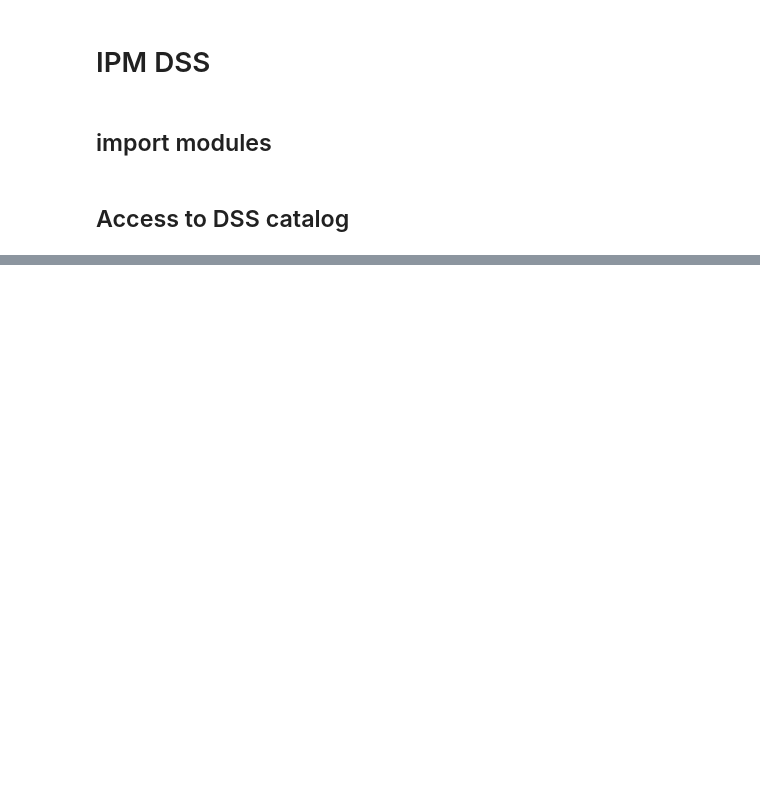
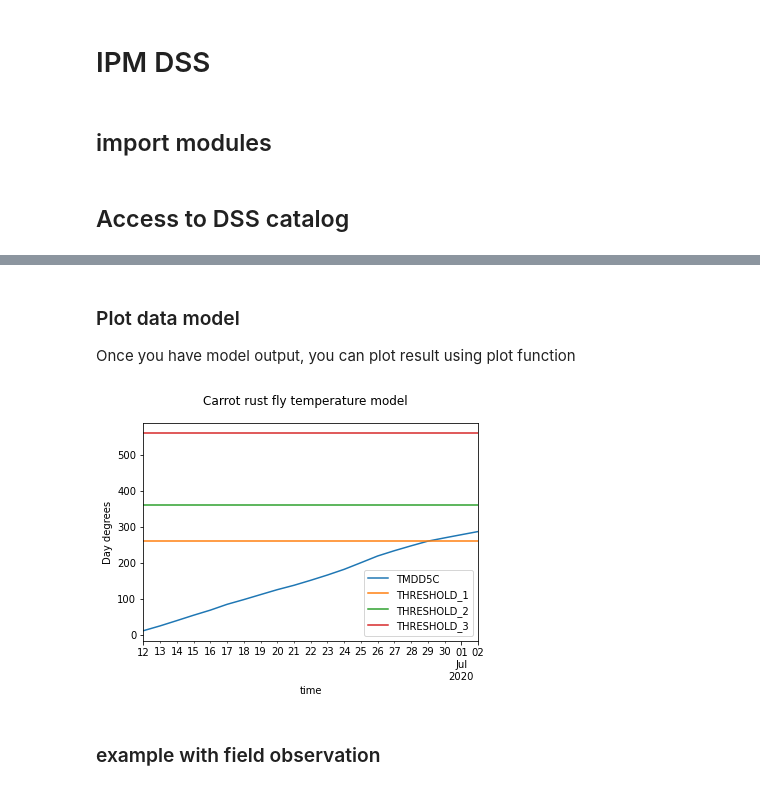
Before and after one commit to H2020-IPM-openalea/DSS, a Jupyter notebook: example/dss_demo.ipynb, the cells around one changed output, grey strips where cells are left out. Drawn from its saved outputs; the diff is of its cells as text; code cells hidden in the pictures; blank space fills up the shorter version.

```diff
--- a/example/dss_demo.ipynb
+++ b/example/dss_demo.ipynb
@@ -344,0 +37,2 @@ PSILAROBS.get_data_model(modelInput="model_input_fieldobservation.json")
+# %%
+psilartemp=h.get(dss="no.nibio.vips",model="PSILARTEMP")
@@ -344,0 +55,7 @@ PSILAROBS.get_data_model(modelInput="model_input_fieldobservation.json")
+# %%
+# get weather data input for the model from the IPM plateform
+ws=WeatherDataHub()
+ws.list_resources
+fmi=ws.get_ressource(name="Finnish Meteorological Institute measured data")
+
+weather=fmi.data(stationId=[101533],parameters=[1002],interval=3600,display="json")
@@ -344,0 +66,3 @@ PSILAROBS.get_data_model(modelInput="model_input_fieldobservation.json")
+# %%
+ds=psilartemp.run(weatherdata=weather)
+ds
@@ -344,0 +86,9 @@ PSILAROBS.get_data_model(modelInput="model_input_fieldobservation.json")
+# %% [markdown]
+### Plot data model
+Once you have model output, you can plot result using plot function
+# %%
+psilartemp.plot(ds)
+# %% [output]
+[figure, added]
+# %% [markdown]
+### example with field observation
```
Also changed, not shown: parts of 43 cells of this notebook, 2 other files.
